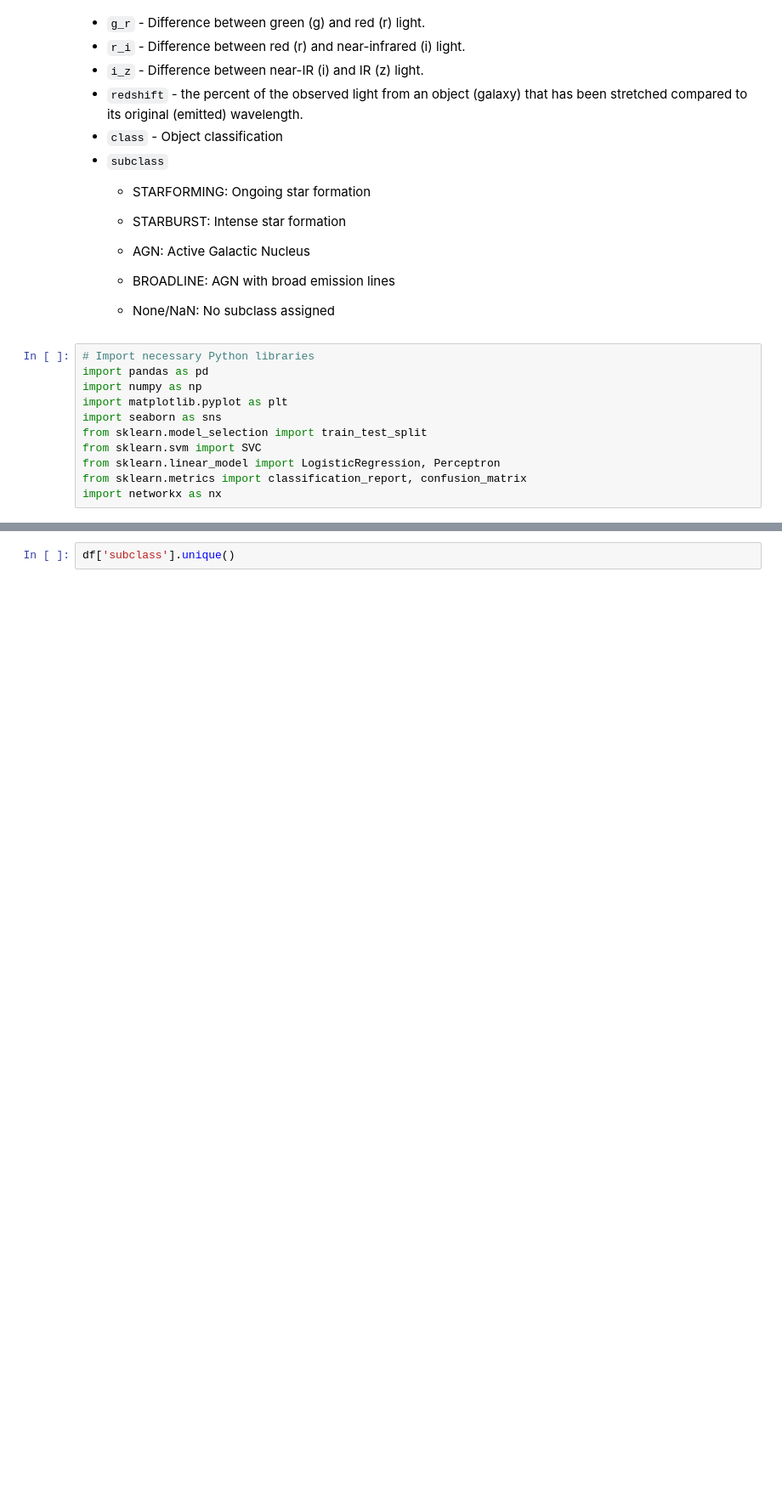
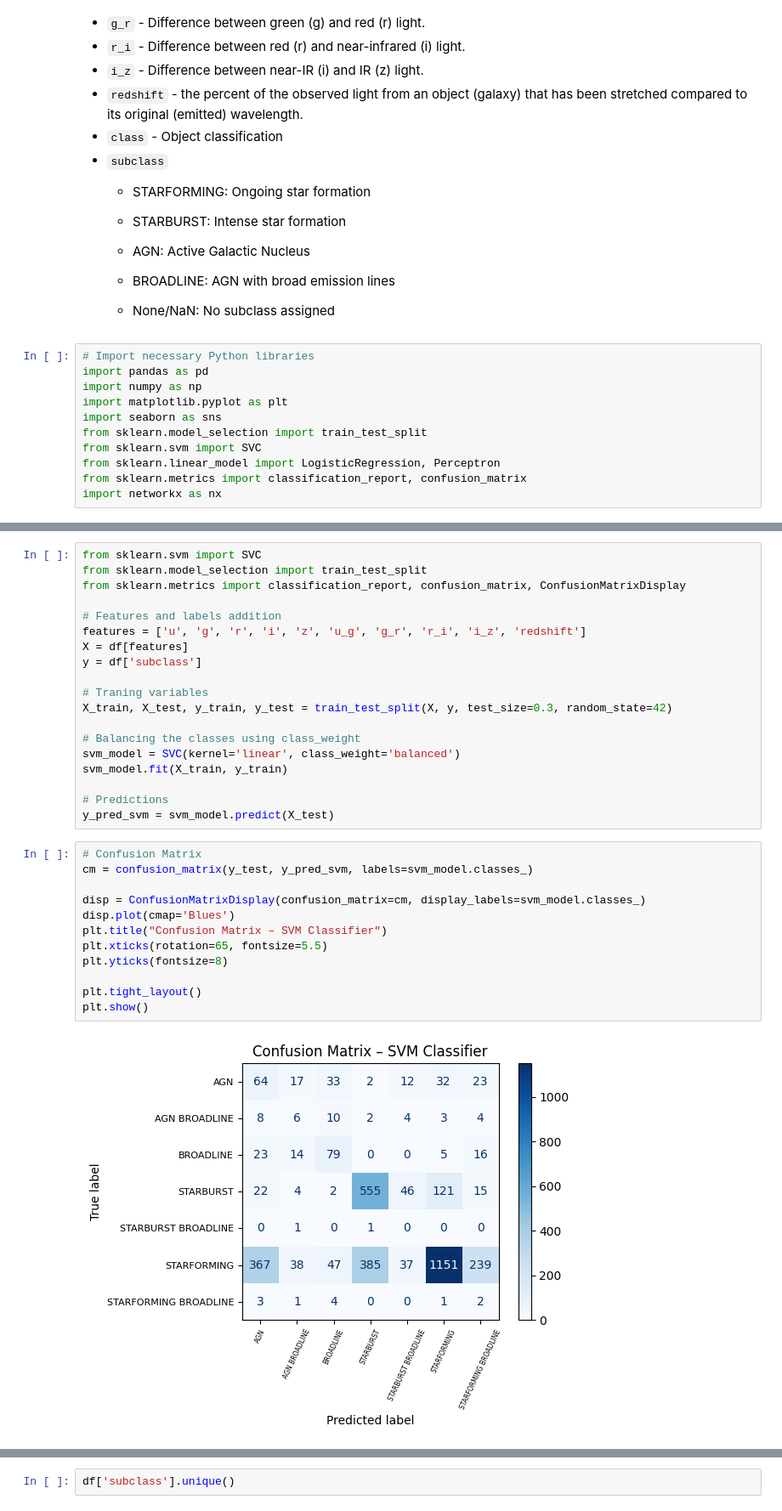
Before and after one commit to doverara/Tech-Science-2, a Jupyter notebook: CMSE-202-Project.ipynb, the cells around one changed output, grey strips where cells are left out. Shown at 85% size. Saved outputs shown, nothing was run; the diff lists cells and outputs as text; blank space fills up the shorter version.

```diff
--- a/CMSE-202-Project.ipynb
+++ b/CMSE-202-Project.ipynb
@@ -111,3 +111,36 @@ df.head()
 | 14 | 1237648720678944894 | 145.874449 | -0.608755 | 18.19744 | 16.69651 | 16.01479 | 15.64210 | 15.39185 | 1.500925 | 0.681723 | 0.372692 | ... |
 | 18 | 1237648720682287313 | 153.595670 | -0.625326 | 17.57071 | 16.13495 | 15.39250 | 15.00002 | 14.68709 | 1.435757 | 0.742447 | 0.392484 | ... |
 | 22 | 1237648721215946942 | 146.299839 | -0.119995 | 17.86945 | 15.94067 | 14.97828 | 14.50247 | 14.08414 | 1.928787 | 0.962383 | 0.475814 | ... |
+# %%
+from sklearn.svm import SVC
+from sklearn.model_selection import train_test_split
+from sklearn.metrics import classification_report, confusion_matrix, ConfusionMatrixDisplay
+
+# Features and labels addition
+features = ['u', 'g', 'r', 'i', 'z', 'u_g', 'g_r', 'r_i', 'i_z', 'redshift']
+X = df[features]
+y = df['subclass']
+
+# Traning variables
+X_train, X_test, y_train, y_test = train_test_split(X, y, test_size=0.3, random_state=42)
+
+# Balancing the classes using class_weight
+svm_model = SVC(kernel='linear', class_weight='balanced')
+svm_model.fit(X_train, y_train)
+
+# Predictions
+y_pred_svm = svm_model.predict(X_test)
+# %%
+# Confusion Matrix
+cm = confusion_matrix(y_test, y_pred_svm, labels=svm_model.classes_)
+
+disp = ConfusionMatrixDisplay(confusion_matrix=cm, display_labels=svm_model.classes_)
+disp.plot(cmap='Blues')
+plt.title("Confusion Matrix – SVM Classifier")
+plt.xticks(rotation=65, fontsize=5.5)
+plt.yticks(fontsize=8)
+
+plt.tight_layout()
+plt.show()
+# %% [output]
+[figure, added]
```
Also changed, not shown: parts of 1 cell of this notebook, 1 other file.
